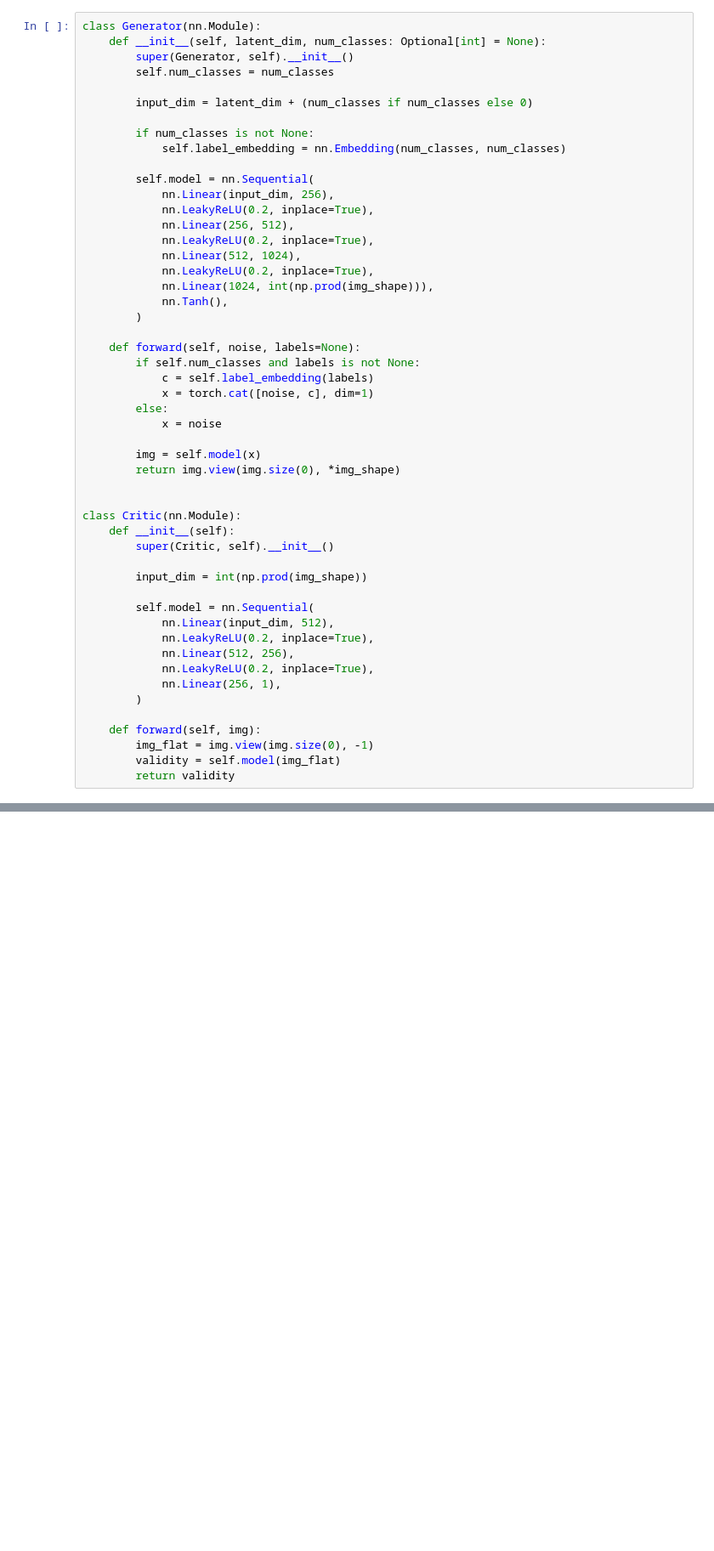
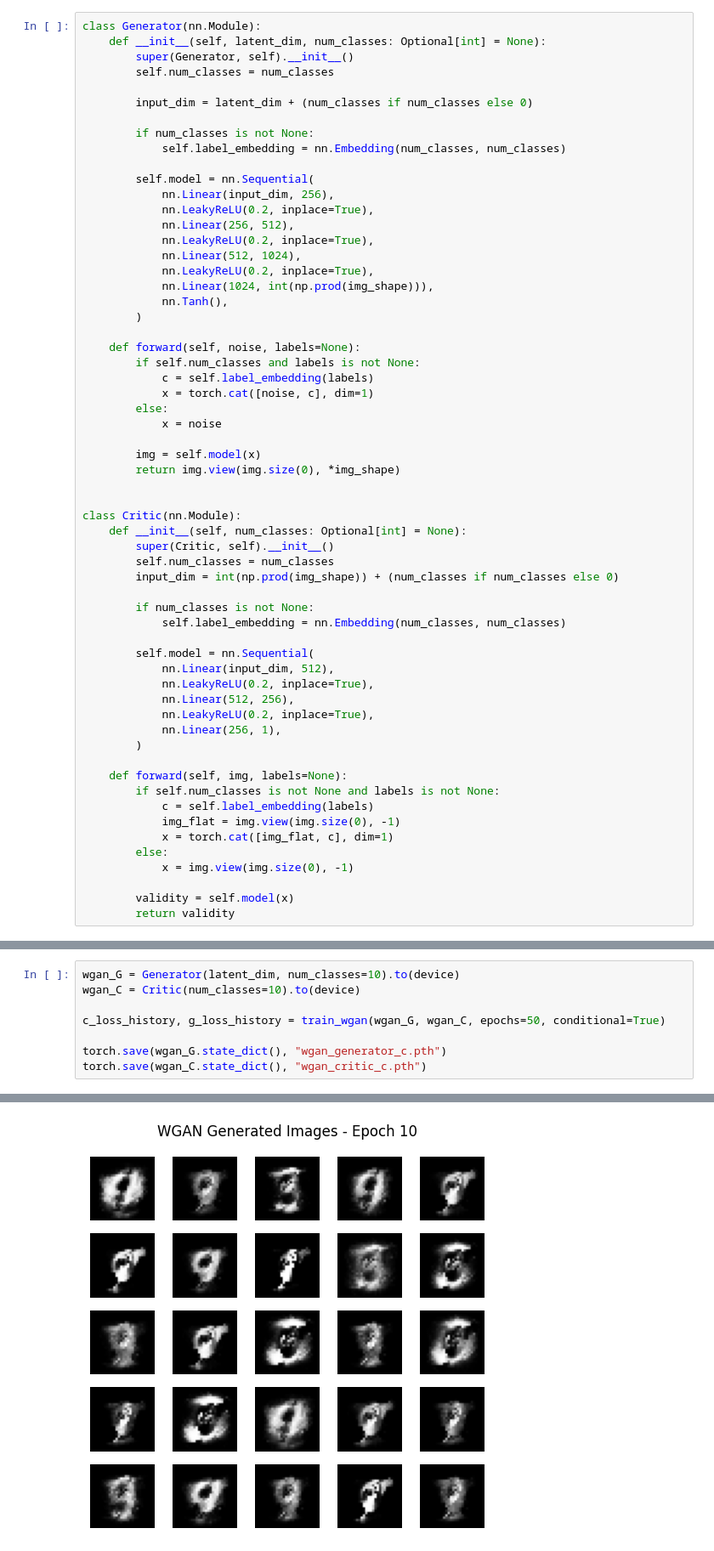
Before and after one commit to PrasannaPaithankar/Advanced-Digital-Image-Processing-and-Computer-Vision-Spr-26, a Jupyter notebook: assignment_2/section_2.ipynb, the cells around one changed output, grey strips where cells are left out. Shown at 85% size. Drawn from its saved outputs; the diff is of its cells as text; blank space fills up the shorter version.

```diff
--- a/assignment_2/section_2.ipynb
+++ b/assignment_2/section_2.ipynb
@@ -68,10 +74,13 @@ class Generator(nn.Module):
 
 
 class Critic(nn.Module):
-    def __init__(self):
+    def __init__(self, num_classes: Optional[int] = None):
         super(Critic, self).__init__()
+        self.num_classes = num_classes
+        input_dim = int(np.prod(img_shape)) + (num_classes if num_classes else 0)
 
-        input_dim = int(np.prod(img_shape))
+        if num_classes is not None:
+            self.label_embedding = nn.Embedding(num_classes, num_classes)
 
         self.model = nn.Sequential(
             nn.Linear(input_dim, 512),
@@ -81,8 +90,14 @@ class Critic(nn.Module):
             nn.Linear(256, 1),
         )
 
-    def forward(self, img):
-        img_flat = img.view(img.size(0), -1)
-        validity = self.model(img_flat)
+    def forward(self, img, labels=None):
+        if self.num_classes is not None and labels is not None:
+            c = self.label_embedding(labels)
+            img_flat = img.view(img.size(0), -1)
+            x = torch.cat([img_flat, c], dim=1)
+        else:
+            x = img.view(img.size(0), -1)
+
+        validity = self.model(x)
         return validity
 # %%
@@ -195,0 +222,9 @@ plt.show()
+# %%
+wgan_G = Generator(latent_dim, num_classes=10).to(device)
+wgan_C = Critic(num_classes=10).to(device)
+
+c_loss_history, g_loss_history = train_wgan(wgan_G, wgan_C, epochs=50, conditional=True)
+
+torch.save(wgan_G.state_dict(), "wgan_generator_c.pth")
+torch.save(wgan_C.state_dict(), "wgan_critic_c.pth")
+# %% [output]
@@ -195,0 +232 @@ plt.show()
+[figure, added]
```
Also changed, not shown: parts of 6 cells of this notebook, 9 other files.
